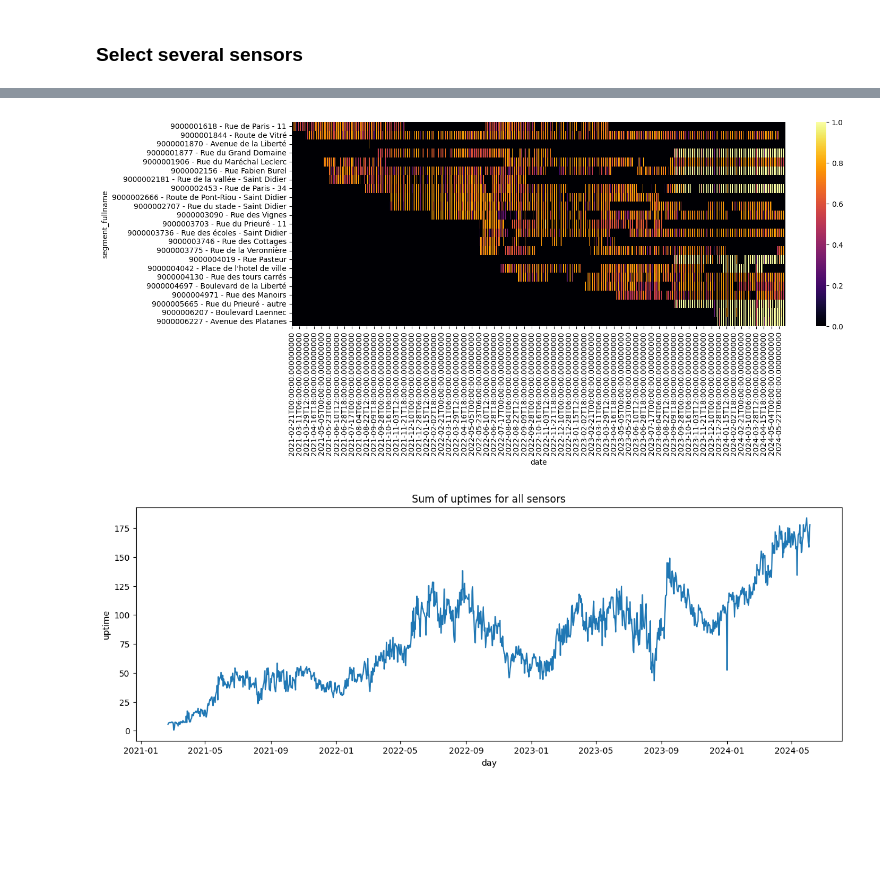
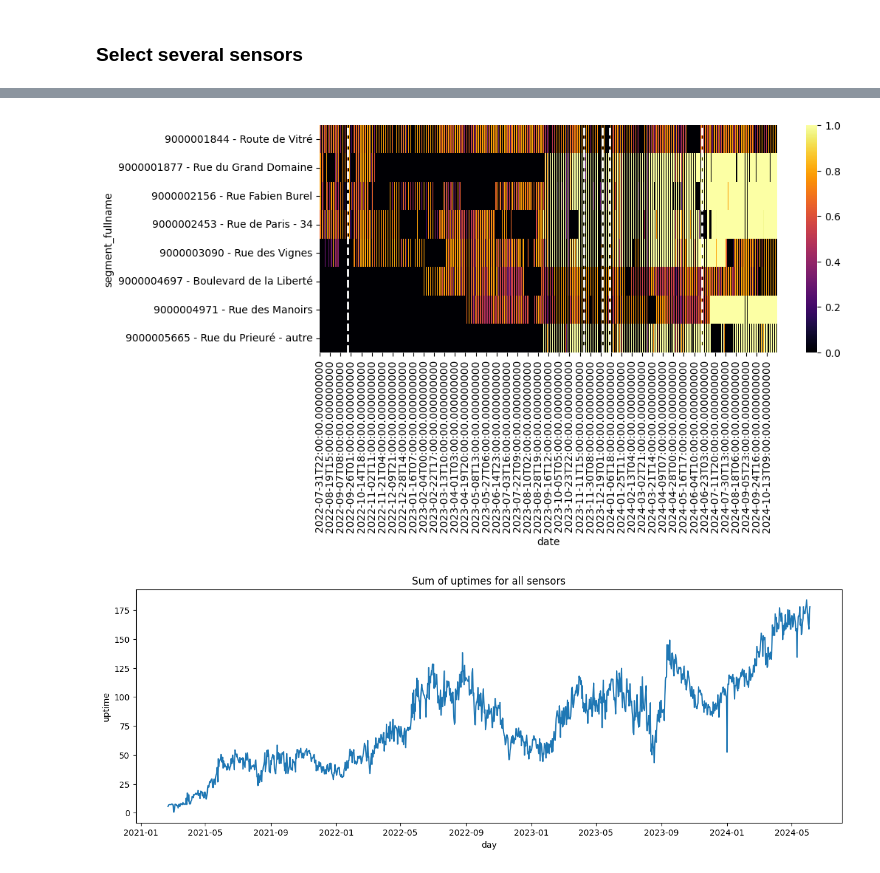
Before and after one commit to KetsiaGuichard/telraam-analysis, a Jupyter notebook: data_quality.ipynb, the cells around one changed output, grey strips where cells are left out. Drawn from its saved outputs; the diff is of its cells as text; code cells hidden in the pictures; blank space fills up the shorter version.

```diff
--- a/data_quality.ipynb
+++ b/data_quality.ipynb
@@ -93,6 +100,7 @@ raw_data = raw_data.fillna({'direction': 0,
                  'segment_id': -1,
                  'uptime': 0,
                  'timezone': 'Europe/Paris'})
+raw_data = raw_data[raw_data['instance_id'].notna()]
 # %%
 data_loader = EnrichedDataLoader(data = raw_data)
 enriched_data = data_loader.get_enriched_data()
@@ -250,8 +242,25 @@ enriched_data.groupby(['segment_fullname','day']).size().reset_index().sort_valu
-# %%
-#to_exclude = ["9000005665 - Rue du Prieuré - autre", "9000001877 - Rue du Grand Domaine"]
-#selection = enriched_data[~enriched_data['segment_fullname'].isin(to_exclude)]
-selection = enriched_data
-availability_mapper = DataAvailabilityMapper(selection)
-availability_mapper.heatmap_availability()
-# %% [output]
-[figure, removed]
+# %%
+#to_exclude = ["9000005665 - Rue du Prieuré - autre", "9000001877 - Rue du Grand Domaine"]
+#selection = enriched_data[~enriched_data['segment_fullname'].isin(to_exclude)]
+selection = enriched_data[enriched_data['date'].between('2022-08-01','2024-11-01')]
+selection = enriched_data[enriched_data['date'].between('2022-08-01','2024-11-01') &
+                          enriched_data['segment_id_y'].isin([9000001844,
+                                                              9000001877,
+                                                              9000002156,
+                                                              9000002453,
+                                                              9000003090,
+                                                              9000004697,
+                                                              9000004971,
+                                                              9000005665])]
+availability_mapper = DataAvailabilityMapper(selection)
+fig, ax = plt.subplots(figsize=(10, 4))
+availability_mapper.heatmap_availability(ax=ax)
+dates = selection['date'].unique()
+labels_y = selection['segment_fullname'].unique()
+# Dates à surligner
+highlight_dates = [1200,11400,12200,12500,16500]
+for d in highlight_dates:
+    ax.axvline(x=d, color="white", linestyle="--", linewidth=2)
+plt.show()
+# %% [output]
+[figure, added]
```
Also changed, not shown: parts of 4 cells of this notebook, 4 other files.
